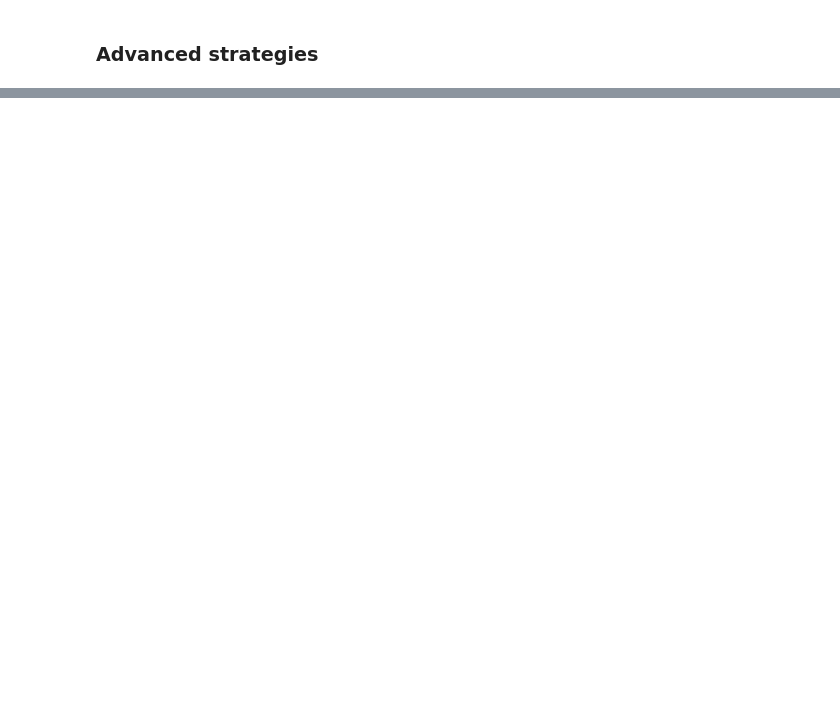
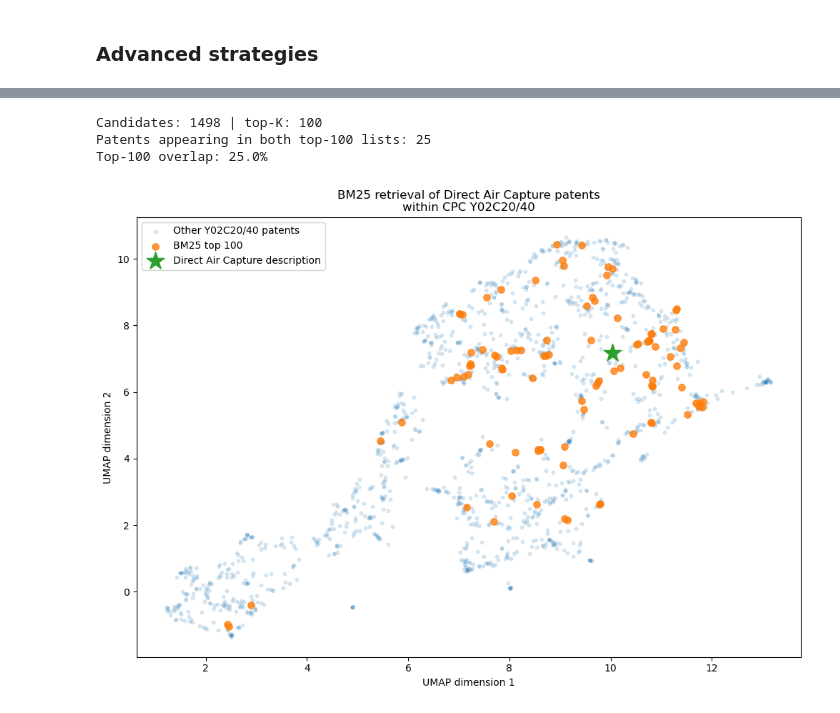
Before and after one commit to ariannamiori/innovation-management-datascience26, a Jupyter notebook: step0/Step_0.ipynb, the cells around one changed output, grey strips where cells are left out. Drawn from its saved outputs; the diff is of its cells as text; code cells hidden in the pictures; blank space fills up the shorter version.

```diff
--- a/step0/Step_0.ipynb
+++ b/step0/Step_0.ipynb
@@ -385,0 +463,5 @@ pd.Series(
+# %%
+candidates["sbert_similarity"] = abstract_embeddings @ dac_embedding   # cosine similarity
+
+ranked_sbert = rank_by(candidates, "sbert_similarity")
+top_table(ranked_sbert, "sbert_similarity")
@@ -385,0 +496,58 @@ pd.Series(
+# %%
+k = min(TOP_K, len(candidates))   # cannot take more patents than there are candidates
+
+bm25_top_ids = top_k_ids(ranked_bm25, k)
+sbert_top_ids = top_k_ids(ranked_sbert, k)
+overlap = bm25_top_ids & sbert_top_ids
+
+print(f"Candidates: {len(candidates)} | top-K: {k}")
+print(f"Patents appearing in both top-{k} lists: {len(overlap)}")
+print(f"Top-{k} overlap: {len(overlap) / k:.1%}")
+
+candidates["in_bm25_top"] = candidates["appln_id"].isin(bm25_top_ids)
+candidates["in_sbert_top"] = candidates["appln_id"].isin(sbert_top_ids)
+# %% [output]
+Candidates: 1498 | top-K: 100
+Patents appearing in both top-100 lists: 25
+Top-100 overlap: 25.0%
+# %%
+umap_input = np.vstack([abstract_embeddings, dac_embedding.reshape(1, -1)])
+
+reducer = umap.UMAP(
+    n_components=2,
+    n_neighbors=15,
+    min_dist=0.1,
+    metric="cosine",
+    random_state=RANDOM_STATE,
+)
+coords = reducer.fit_transform(umap_input)
+
+candidates[["UMAP_1", "UMAP_2"]] = coords[:-1]   # one point per patent
+dac_xy = coords[-1]                               # the technology description
+# %%
+def plot_retrieval_map(df, highlight_col, highlight_label, title, query_xy=dac_xy):
+    """UMAP map of all candidates, highlighting the patents selected by one method."""
+    selected = df[df[highlight_col]]
+    background = df[~df[highlight_col]]
+
+    fig, ax = plt.subplots(figsize=(12, 8))
+    ax.scatter(background["UMAP_1"], background["UMAP_2"], s=10, alpha=0.15,
+               label="Other Y02C20/40 patents")
+    ax.scatter(selected["UMAP_1"], selected["UMAP_2"], s=45, alpha=0.8,
+               label=highlight_label)
+    ax.scatter(*query_xy, marker="*", s=350, label="Direct Air Capture description")
+
+    ax.set_xlabel("UMAP dimension 1")
+    ax.set_ylabel("UMAP dimension 2")
+    ax.set_title(title)
+    ax.legend()
+    plt.show()
+# %%
+plot_retrieval_map(
+    candidates,
+    highlight_col="in_bm25_top",
+    highlight_label=f"BM25 top {k}",
+    title="BM25 retrieval of Direct Air Capture patents\nwithin CPC Y02C20/40",
+)
+# %% [output]
+[figure, added]
```
Also changed, not shown: parts of 22 cells of this notebook, 1 other file.
